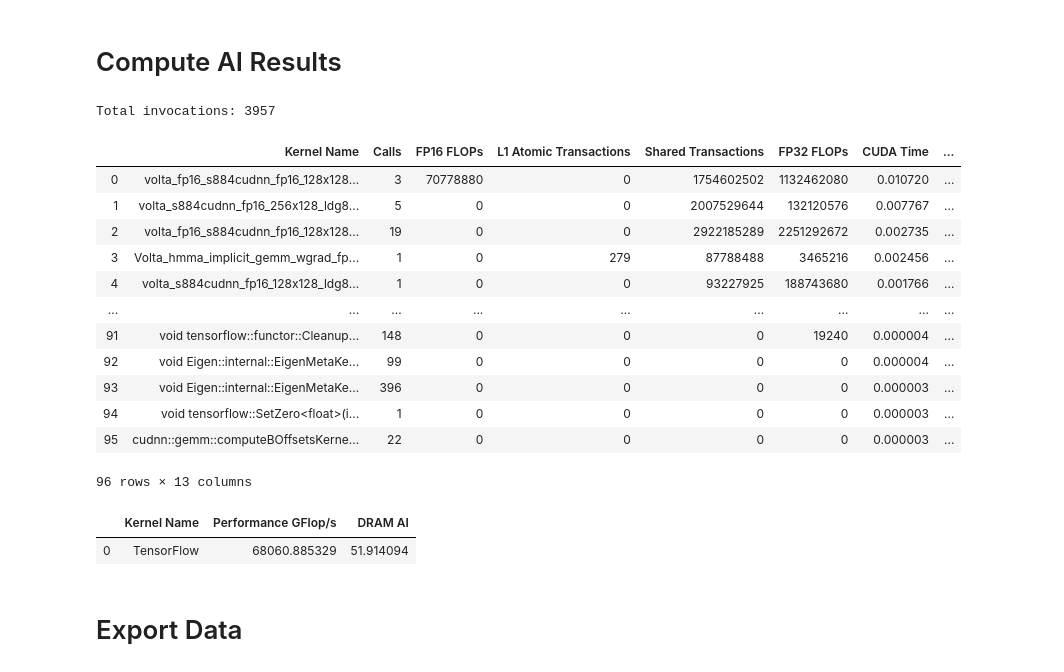
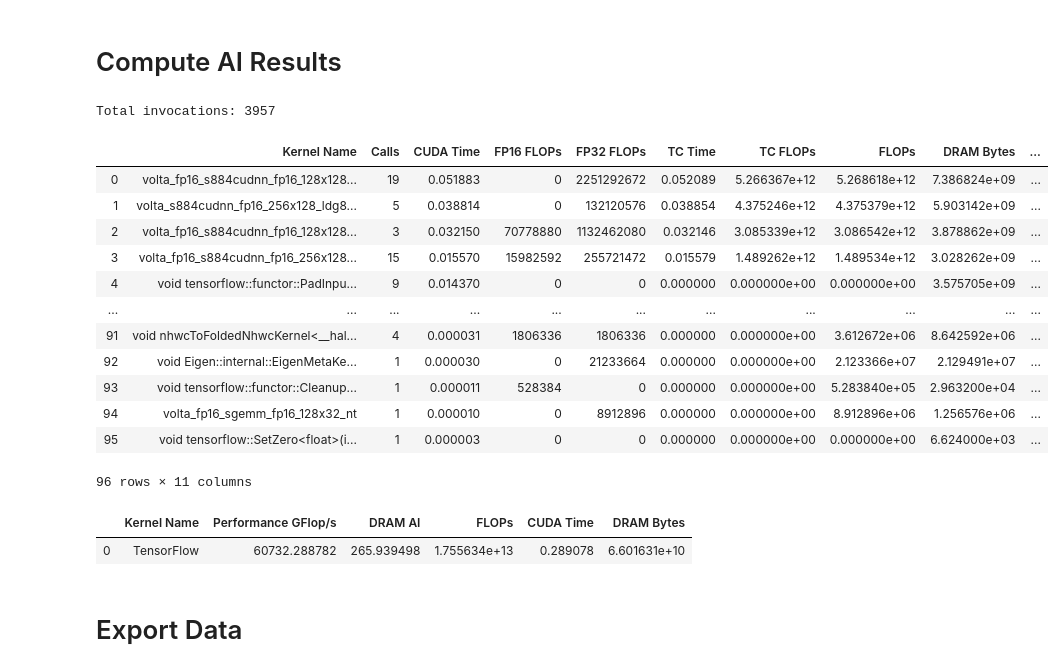
Before and after one commit to PointKernel/climate-seg-benchmark, a Jupyter notebook: analysis/process_nsight.ipynb, the cells around one changed output. Saved outputs shown, nothing was run; the diff lists cells and outputs as text; code cells hidden in the pictures.

Commit message:
Fix bugs in data processing script

```diff
--- a/analysis/process_nsight.ipynb
+++ b/analysis/process_nsight.ipynb
@@ -248,7 +301,7 @@ for path in files:
     records.append({"prefix": prefix, "file": os.path.join(path, file)})
 
 #put in df
-recorddf = pd.DataFrame(records).sort_values(["prefix"])
+recorddf = pd.DataFrame(records).sort_values(["prefix"]).reset_index(drop=True)
 #with pd.option_context('display.max_rows', None, 'display.max_columns', None):
 display(recorddf)
 # %% [output]
@@ -329,56 +395,45 @@ display(profiledf)
 # %% [markdown]
 # Compute AI Results
 # %%
-### CUDA Time
-profiledf['CUDA Time'] = profiledf['CUDA Cycles'] / profiledf['CUDA Rates']
-del profiledf['CUDA Cycles']
-del profiledf['CUDA Rates']
-
-### TC Time
-profiledf['TC Time'] = profiledf['TC Cycles'] / profiledf['TC Rates']
-profiledf = profiledf.fillna(0.)
-del profiledf['TC Cycles']
-del profiledf['TC Rates']
-
 ### TC FLOPs
 profiledf['TC FLOPs'] = profiledf['TC FLOP Rates'] * profiledf['TC Time']
 del profiledf['TC FLOP Rates']
 
 ### FLOPs
 profiledf['FLOPs'] = profiledf['FP16 FLOPs'] + profiledf['FP32 FLOPs'] + profiledf['TC FLOPs']
 
 #df = profiledf[profiledf["FP16 FLOPs"]!=0]
 #print(df)
 
 ### DRAM Bytes
 profiledf['DRAM Bytes'] = profiledf['DRAM Transactions'] * 32.
 del profiledf['DRAM Transactions']
 
 ### DRAM AI
 profiledf["DRAM AI"] = profiledf["FLOPs"] / profiledf["DRAM Bytes"]
 
 ### Performance
 profiledf['Performance GFlop/s'] = profiledf['FLOPs'] / (profiledf['CUDA Time']*10**9)
 
 profiledf = profiledf.sort_values('CUDA Time', ascending=False).reset_index(drop=True)
 
 print("Total invocations: {}".format(profiledf['Calls'].sum()))
 display(profiledf)
 # %% [output]
 Total invocations: 3957
-|  | Kernel Name | Calls | FP16 FLOPs | L1 Atomic Transactions | Shared Transactions | FP32 FLOPs | CUDA Time | ... |
-| 0 | volta_fp16_s884cudnn_fp16_128x128... | 3 | 70778880 | 0 | 1754602502 | 1132462080 | 0.010720 | ... |
-| 1 | volta_s884cudnn_fp16_256x128_ldg8... | 5 | 0 | 0 | 2007529644 | 132120576 | 0.007767 | ... |
-| 2 | volta_fp16_s884cudnn_fp16_128x128... | 19 | 0 | 0 | 2922185289 | 2251292672 | 0.002735 | ... |
-| 3 | Volta_hmma_implicit_gemm_wgrad_fp... | 1 | 0 | 279 | 87788488 | 3465216 | 0.002456 | ... |
-| 4 | volta_s884cudnn_fp16_128x128_ldg8... | 1 | 0 | 0 | 93227925 | 188743680 | 0.001766 | ... |
-| ... | ... | ... | ... | ... | ... | ... | ... | ... |
-| 91 | void tensorflow::functor::Cleanup... | 148 | 0 | 0 | 0 | 19240 | 0.000004 | ... |
-| 92 | void Eigen::internal::EigenMetaKe... | 99 | 0 | 0 | 0 | 0 | 0.000004 | ... |
-| 93 | void Eigen::internal::EigenMetaKe... | 396 | 0 | 0 | 0 | 0 | 0.000003 | ... |
-| 94 | void tensorflow::SetZero<float>(i... | 1 | 0 | 0 | 0 | 0 | 0.000003 | ... |
-| 95 | cudnn::gemm::computeBOffsetsKerne... | 22 | 0 | 0 | 0 | 0 | 0.000003 | ... |
+|  | Kernel Name | Calls | CUDA Time | FP16 FLOPs | FP32 FLOPs | TC Time | TC FLOPs | FLOPs | DRAM Bytes | ... |
+| 0 | volta_fp16_s884cudnn_fp16_128x128... | 19 | 0.051883 | 0 | 2251292672 | 0.052089 | 5.266367e+12 | 5.268618e+12 | 7.386824e+09 | ... |
+| 1 | volta_s884cudnn_fp16_256x128_ldg8... | 5 | 0.038814 | 0 | 132120576 | 0.038854 | 4.375246e+12 | 4.375379e+12 | 5.903142e+09 | ... |
+| 2 | volta_fp16_s884cudnn_fp16_128x128... | 3 | 0.032150 | 70778880 | 1132462080 | 0.032146 | 3.085339e+12 | 3.086542e+12 | 3.878862e+09 | ... |
+| 3 | volta_fp16_s884cudnn_fp16_256x128... | 15 | 0.015570 | 15982592 | 255721472 | 0.015579 | 1.489262e+12 | 1.489534e+12 | 3.028262e+09 | ... |
+| 4 | void tensorflow::functor::PadInpu... | 9 | 0.014370 | 0 | 0 | 0.000000 | 0.000000e+00 | 0.000000e+00 | 3.575705e+09 | ... |
+| ... | ... | ... | ... | ... | ... | ... | ... | ... | ... | ... |
+| 91 | void nhwcToFoldedNhwcKernel<__hal... | 4 | 0.000031 | 1806336 | 1806336 | 0.000000 | 0.000000e+00 | 3.612672e+06 | 8.642592e+06 | ... |
+| 92 | void Eigen::internal::EigenMetaKe... | 1 | 0.000030 | 0 | 21233664 | 0.000000 | 0.000000e+00 | 2.123366e+07 | 2.129491e+07 | ... |
+| 93 | void tensorflow::functor::Cleanup... | 1 | 0.000011 | 528384 | 0 | 0.000000 | 0.000000e+00 | 5.283840e+05 | 2.963200e+04 | ... |
+| 94 | volta_fp16_sgemm_fp16_128x32_nt | 1 | 0.000010 | 0 | 8912896 | 0.000000 | 0.000000e+00 | 8.912896e+06 | 1.256576e+06 | ... |
+| 95 | void tensorflow::SetZero<float>(i... | 1 | 0.000003 | 0 | 0 | 0.000000 | 0.000000e+00 | 0.000000e+00 | 6.624000e+03 | ... |
-96 rows × 13 columns
+96 rows × 11 columns
 # %%
 #sum over all kernels
 
@@ -394,10 +449,14 @@ finalAI    = totalFLOPs / totalBytes
 
 df = {'Kernel Name': ['TensorFlow'], 'Performance GFlop/s': [finalPerf], 'DRAM AI': [finalAI]}
 combineddf = pd.DataFrame(data=df)
+combineddf['FLOPs'] = totalFLOPs
+combineddf['CUDA Time'] = totalTime
+combineddf['DRAM Bytes'] = totalBytes
+
 display(combineddf)
 # %% [output]
-|  | Kernel Name | Performance GFlop/s | DRAM AI |
-| 0 | TensorFlow | 68060.885329 | 51.914094 |
+|  | Kernel Name | Performance GFlop/s | DRAM AI | FLOPs | CUDA Time | DRAM Bytes |
+| 0 | TensorFlow | 60732.288782 | 265.939498 | 1.755634e+13 | 0.289078 | 6.601631e+10 |
 # %% [markdown]
 # Export Data
 # %%
```
Also changed, not shown: parts of 5 cells of this notebook, 8 other files.
